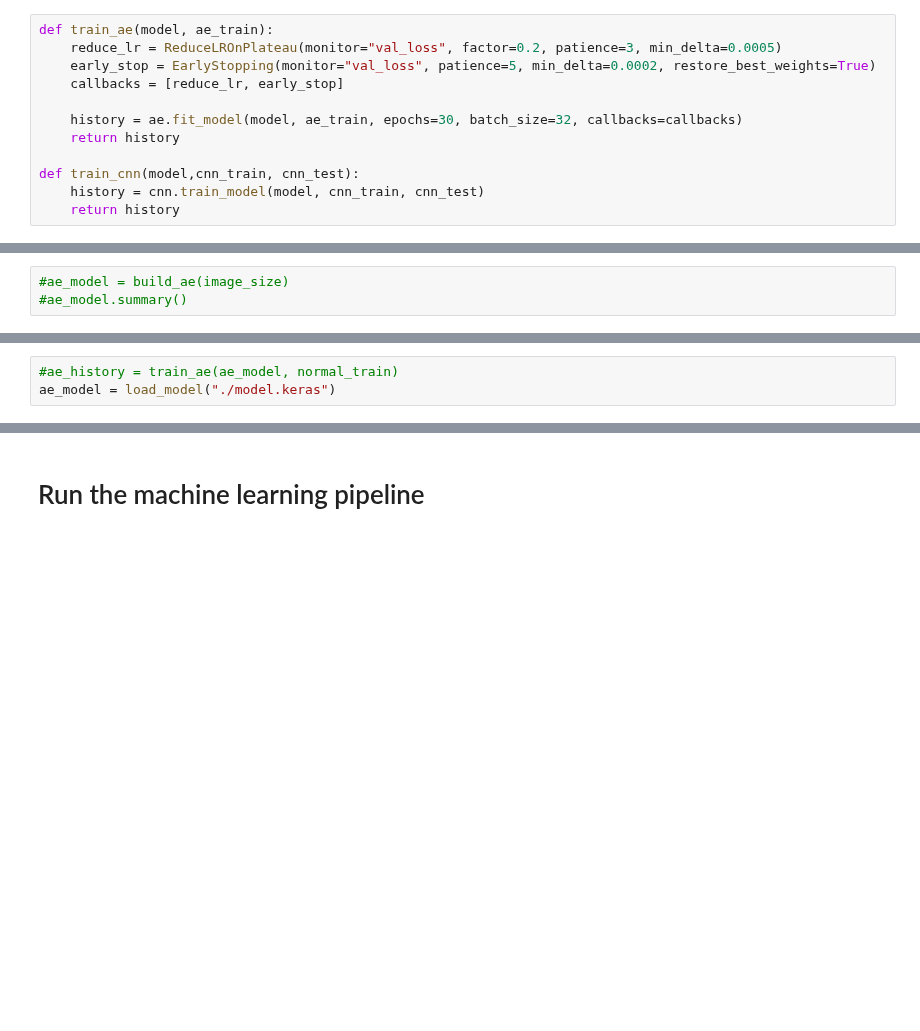
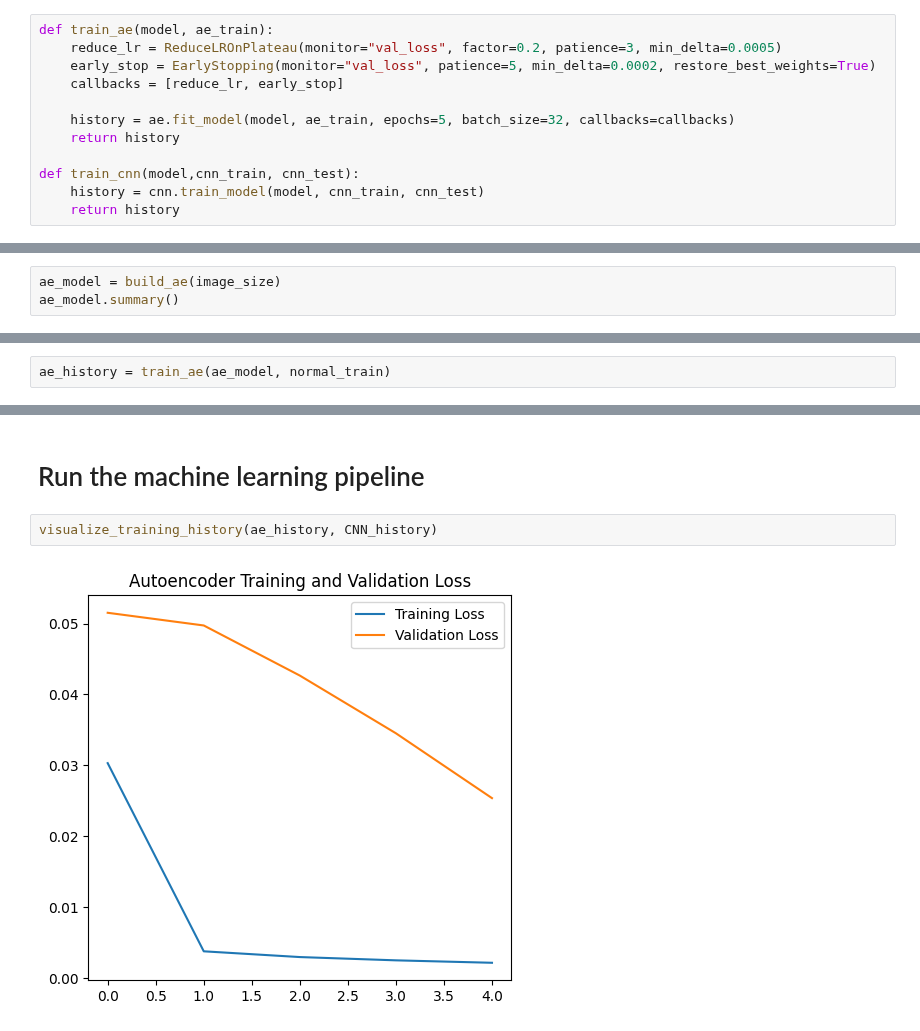
Before and after one commit to MikaParssinen/Applied-Machine-Learning, a Jupyter notebook: Project/Code/ProjectCode.ipynb, the cells around one changed output, grey strips where cells are left out. Cells and saved outputs as stored; diff of their text form; blank space fills up the shorter version.

```diff
--- a/Project/Code/ProjectCode.ipynb
+++ b/Project/Code/ProjectCode.ipynb
@@ -64,7 +64,7 @@ def train_ae(model, ae_train):
     early_stop = EarlyStopping(monitor="val_loss", patience=5, min_delta=0.0002, restore_best_weights=True)
     callbacks = [reduce_lr, early_stop]
 
-    history = ae.fit_model(model, ae_train, epochs=30, batch_size=32, callbacks=callbacks)
+    history = ae.fit_model(model, ae_train, epochs=5, batch_size=32, callbacks=callbacks)
     return history
 
 def train_cnn(model,cnn_train, cnn_test):
@@ -139,3 +148,3 @@ normal_train, normal_test, anomaly_test = ae.get_training_and_threshold_set(ae_X
 # %%
-#ae_model = build_ae(image_size)
-#ae_model.summary()
+ae_model = build_ae(image_size)
+ae_model.summary()
@@ -142,3 +175,2 @@ normal_train, normal_test, anomaly_test = ae.get_training_and_threshold_set(ae_X
 # %%
-#ae_history = train_ae(ae_model, normal_train)
-ae_model = load_model("./model.keras")
+ae_history = train_ae(ae_model, normal_train)
@@ -199,2 +239,6 @@ Epoch 33/70
 # %% [markdown]
 # Run the machine learning pipeline
+# %%
+visualize_training_history(ae_history, CNN_history)
+# %% [output]
+[figure, new version]
```
Also changed, not shown: parts of 16 cells of this notebook.
